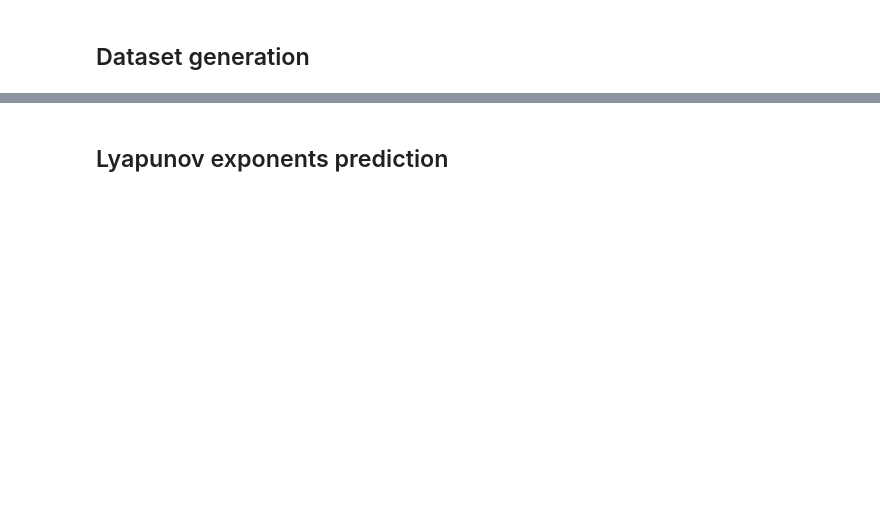
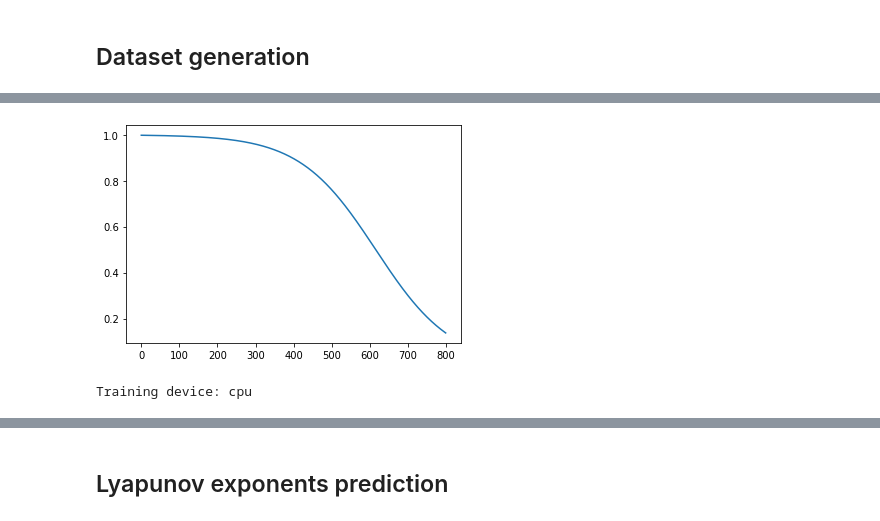
Before and after one commit to lupoalberto98/Physical-Informed-Dynamical-Systems, a Jupyter notebook: src/main.ipynb, the cells around one changed output, grey strips where cells are left out. Drawn from its saved outputs; the diff is of its cells as text; code cells hidden in the pictures; blank space fills up the shorter version.

Commit message:
Implemented curriculum learning strategy

```diff
--- a/src/main.ipynb
+++ b/src/main.ipynb
@@ -312,24 +241,30 @@ net_pi = LSTM(input_size, hidden_units, layers_num, drop_p)
 # %%
 ### Training
 
-"""
-# Define the optimizer
-if  study.best_params["optimizer"]=="Adam":
-    optimizer = getattr(optim, study.best_params["optimizer"])(net_pi.parameters(), lr = study.best_params["learning_rate"])
-else:
-    optimizer = getattr(optim, study.best_params["optimizer"])(net_pi.parameters(), lr = study.best_params["learning_rate"], momentum = study.best_params["momentum"])
-"""
+# Define optimizer
 optimizer = optim.Adam(net_pi.parameters())
+
 # Iterate through the dataloader for "num_epochs"
-max_num_epochs = 1000
+max_num_epochs = 800
 
-### Define exploration profile
-initial_value = 5
-exp_decay = np.exp(-np.log(initial_value) / max_num_epochs * 6) # We compute the exponential decay in such a way the shape of the exploration profile does not depend on the number of iterations
-annealing = [initial_value * (exp_decay ** i) for i in range(max_num_epochs)]
-plt.plot(annealing)
+# Define physical informed and data driven masks
+dd_mask = [0]*max_num_epochs
+pi_mask = [1]*max_num_epochs
+
+# Define curriculum strategy
+
+initial_value = 1.
+exp_decay = np.exp(-np.log(initial_value) /max_num_epochs) # We compute the exponential decay in such a way the shape of the exploration profile does not depend on the number of iterations
+linear_cv = [1- initial_value * i/max_num_epochs for i in range(max_num_epochs)]
+c = 0.01
+d = 1.3
+exp_cv = [np.exp(-c*(i-max_num_epochs/d))/(1+np.exp(-c*(i-max_num_epochs/d))) for i in range(max_num_epochs)]
+plt.plot(exp_cv)
+
 # Define loss functions
-loss_fn = PILoss(dt,field = L63_field(rho = 28.0, sigma = 10.0, beta = 8.0/3.0), annealing = annealing)
+loss_fn = PILoss(dt, dd_loss_fn = nn.MSELoss(), field = L63_field(rho = 28.0, sigma = 10.0, beta = 8.0/3.0), dd_mask=dd_mask, pi_mask=pi_mask)
+# %% [output]
+[figure, added]
 # %%
 #Check if the GPU is available
 device = torch.device("cuda") if torch.cuda.is_available() else torch.device("cpu")
@@ -338,9 +273,12 @@ print(f"Training device: {device}")
 # Move network to the proper device
 net_pi.to(device)
 
+
 ### Training
-early_stopping = True
-train_loss, val_loss = pi_train(net_pi, device, train_dataloader, val_dataloader, loss_fn, optimizer, max_num_epochs, early_stopping)
+early_stopping = False
+train_loss, val_loss = pi_train(net_pi, device, train_dataloader, val_dataloader, loss_fn, optimizer, max_num_epochs, early_stopping, exp_cv)
+# %% [output]
+Training device: cpu
 # %%
 ### Plot losses
 plt.semilogy(train_loss, label="Train loss")
```
Also changed, not shown: parts of 31 cells of this notebook, 3 other files.
